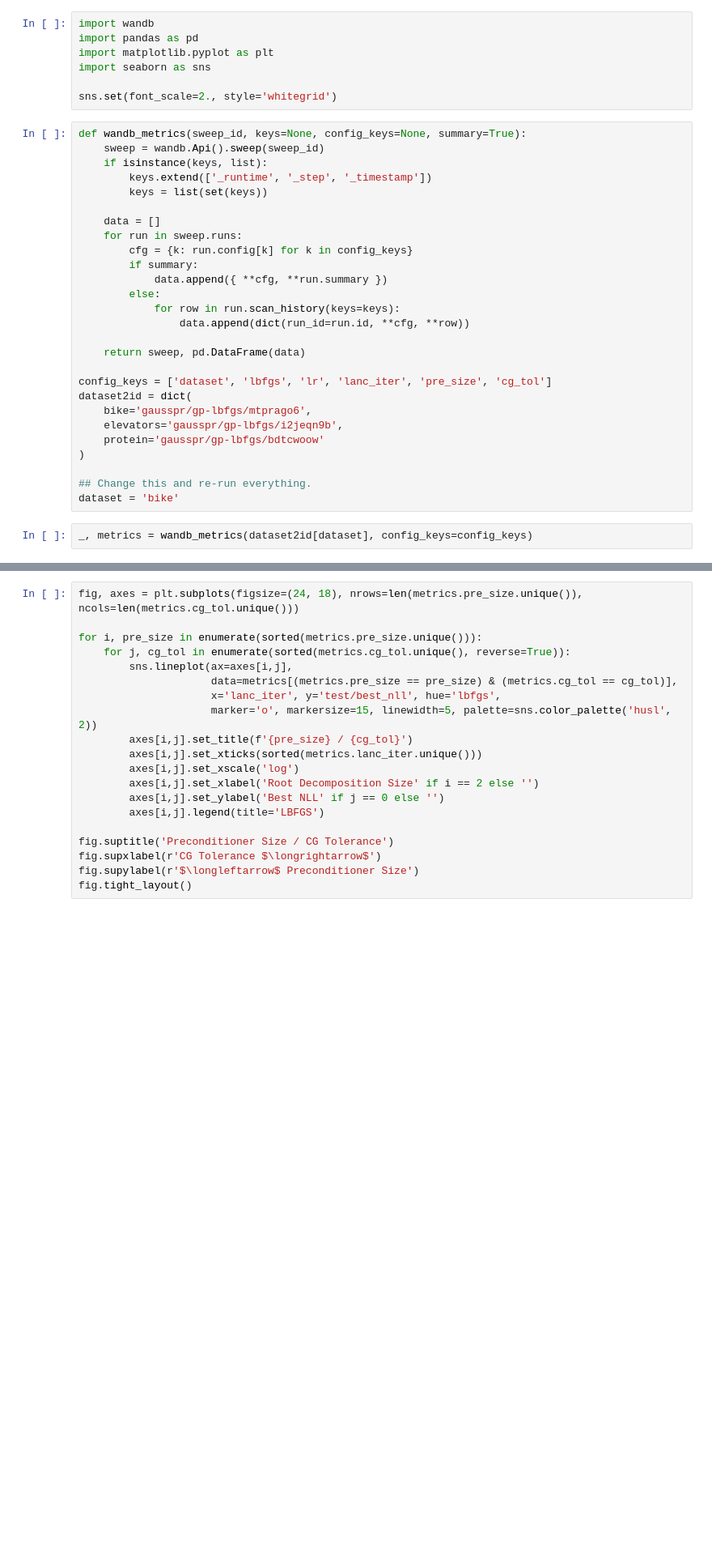
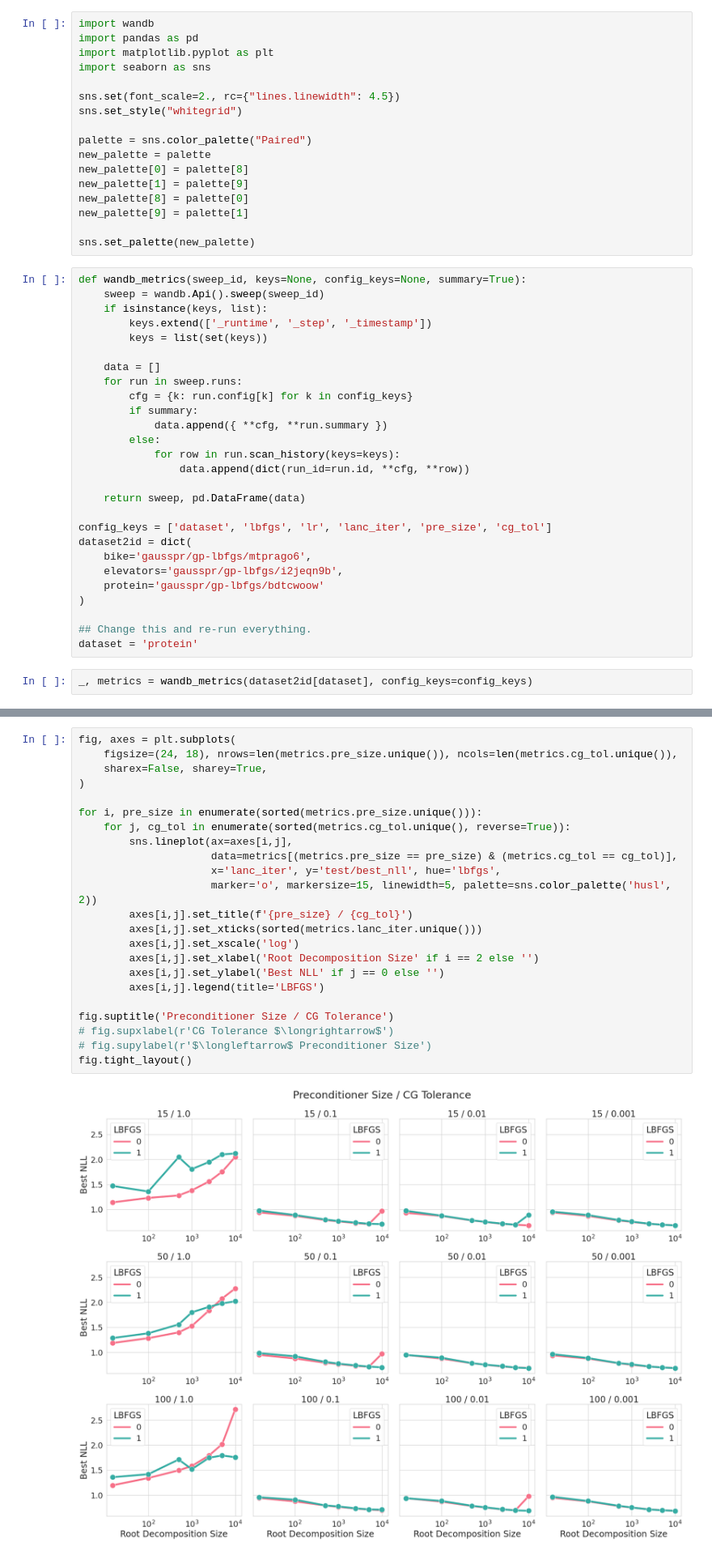
Before and after one commit to wjmaddox/benchmarking_iterative_gps, a Jupyter notebook: notebooks/viz_training.ipynb, the cells around one changed output, grey strips where cells are left out. Shown at 81% size. Drawn from its saved outputs; the diff is of its cells as text; blank space fills up the shorter version.

```diff
--- a/notebooks/viz_training.ipynb
+++ b/notebooks/viz_training.ipynb
@@ -4,7 +4,17 @@ import pandas as pd
 import matplotlib.pyplot as plt
 import seaborn as sns
 
-sns.set(font_scale=2., style='whitegrid')
+sns.set(font_scale=2., rc={"lines.linewidth": 4.5})
+sns.set_style("whitegrid")
+
+palette = sns.color_palette("Paired")
+new_palette = palette
+new_palette[0] = palette[8]
+new_palette[1] = palette[9]
+new_palette[8] = palette[0]
+new_palette[9] = palette[1]
+
+sns.set_palette(new_palette)
 # %%
 def wandb_metrics(sweep_id, keys=None, config_keys=None, summary=True):
     sweep = wandb.Api().sweep(sweep_id)
@@ -31,7 +41,7 @@ dataset2id = dict(
 )
 
 ## Change this and re-run everything.
-dataset = 'bike'
+dataset = 'protein'
 # %%
 _, metrics = wandb_metrics(dataset2id[dataset], config_keys=config_keys)
 # %% [markdown]
@@ -43,25 +53,30 @@ The best test NLL achieved, selected via best validation loss.
 
 The typical trend is that higher rank and lower CG tolerance lead to better performance with LBFGS.
 # %%
-fig, axes = plt.subplots(figsize=(24, 18), nrows=len(metrics.pre_size.unique()), ncols=len(metrics.cg_tol.unique()))
+fig, axes = plt.subplots(
+    figsize=(24, 18), nrows=len(metrics.pre_size.unique()), ncols=len(metrics.cg_tol.unique()),
+    sharex=False, sharey=True,
+)
 
 for i, pre_size in enumerate(sorted(metrics.pre_size.unique())):
     for j, cg_tol in enumerate(sorted(metrics.cg_tol.unique(), reverse=True)):
         sns.lineplot(ax=axes[i,j],
                      data=metrics[(metrics.pre_size == pre_size) & (metrics.cg_tol == cg_tol)],
                      x='lanc_iter', y='test/best_nll', hue='lbfgs',
                      marker='o', markersize=15, linewidth=5, palette=sns.color_palette('husl', 2))
         axes[i,j].set_title(f'{pre_size} / {cg_tol}')
         axes[i,j].set_xticks(sorted(metrics.lanc_iter.unique()))
         axes[i,j].set_xscale('log')
         axes[i,j].set_xlabel('Root Decomposition Size' if i == 2 else '')
         axes[i,j].set_ylabel('Best NLL' if j == 0 else '')
         axes[i,j].legend(title='LBFGS')
 
 fig.suptitle('Preconditioner Size / CG Tolerance')
-fig.supxlabel(r'CG Tolerance $\longrightarrow$')
-fig.supylabel(r'$\longleftarrow$ Preconditioner Size')
+# fig.supxlabel(r'CG Tolerance $\longrightarrow$')
+# fig.supylabel(r'$\longleftarrow$ Preconditioner Size')
 fig.tight_layout()
+# %% [output]
+[figure, added]
 # %% [markdown]
 ### RMSE
 
```
Also changed, not shown: parts of 10 cells of this notebook.
